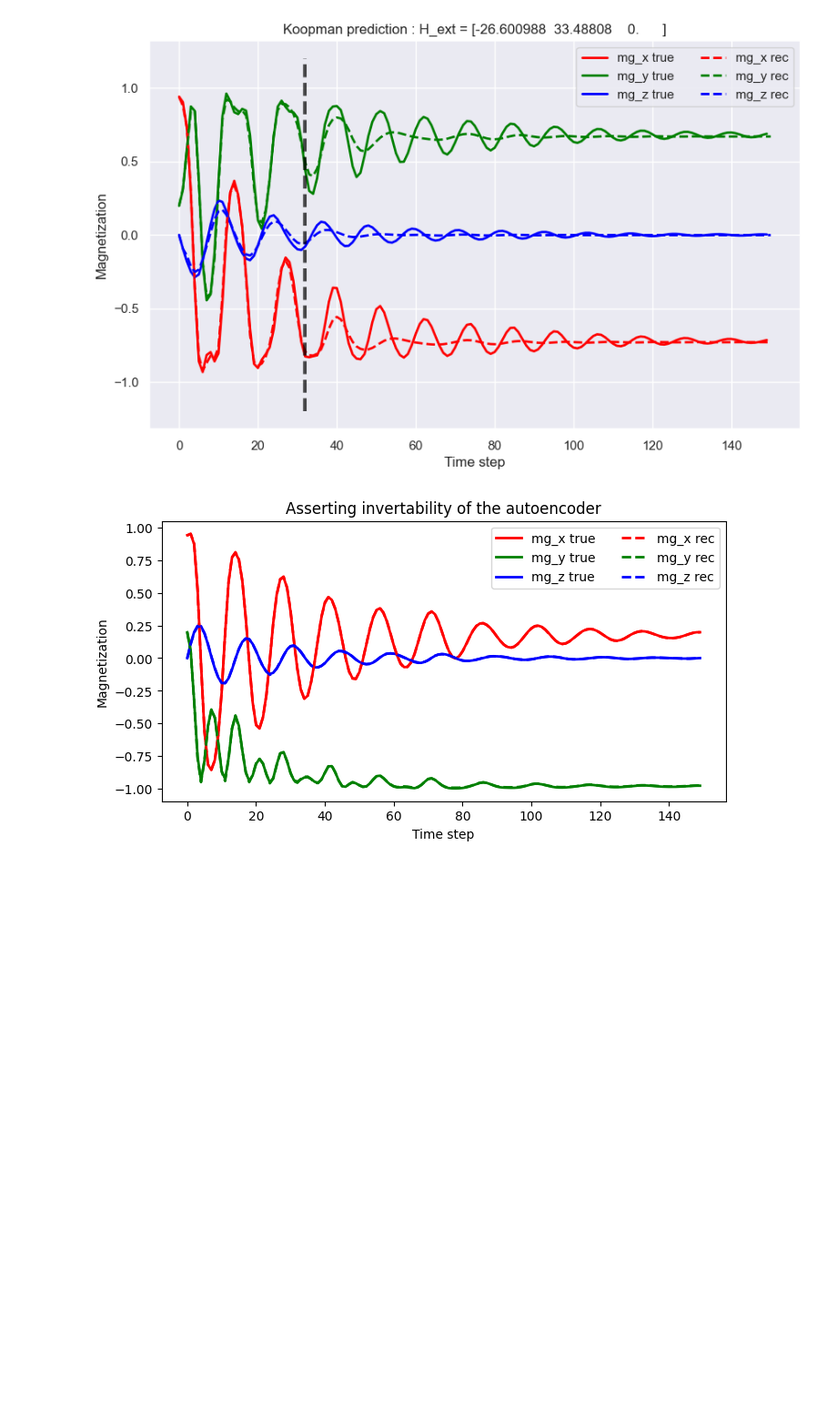
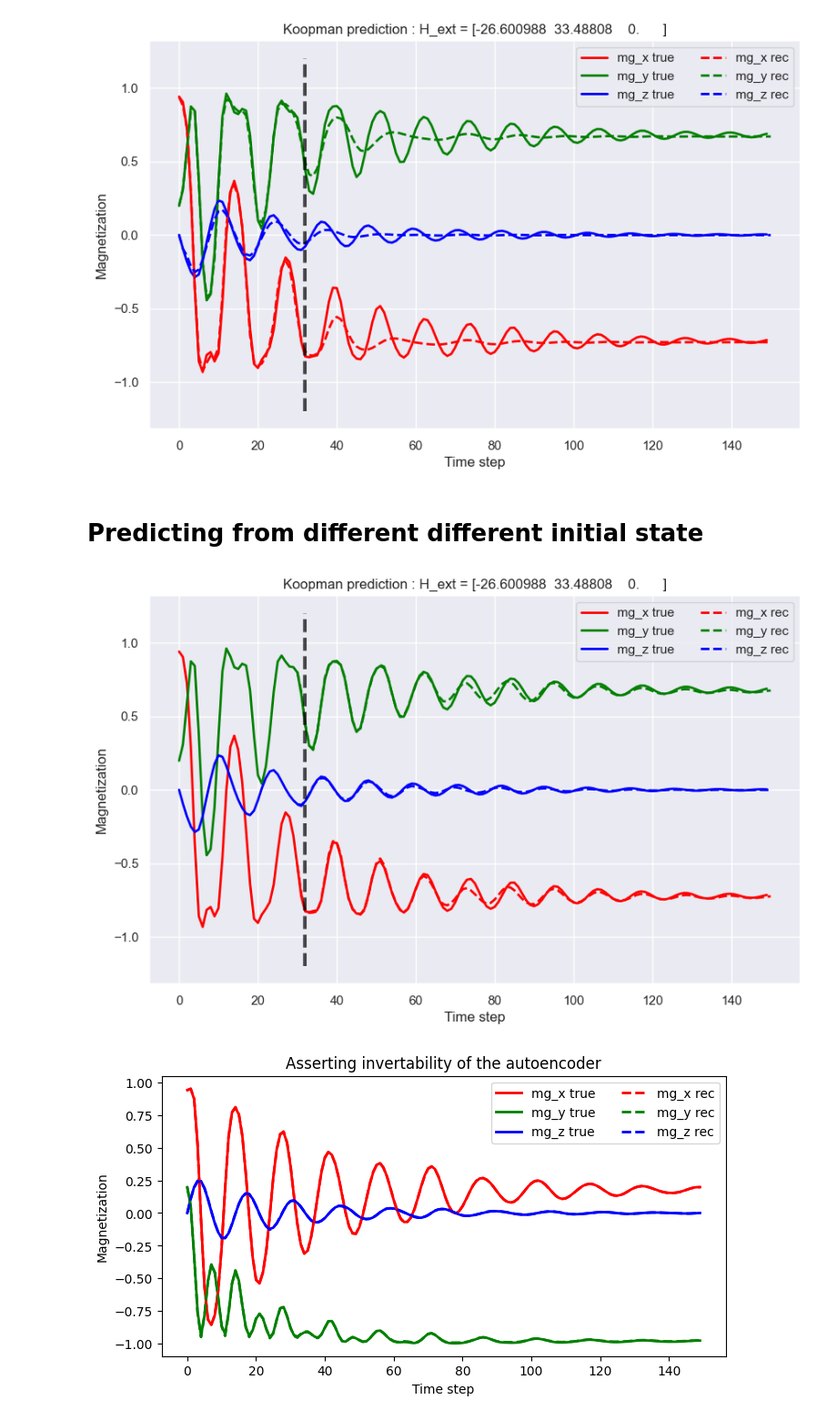
Before and after one commit to cmt-dtu-energy/koopman-magnetics, a Jupyter notebook: nbs/KoopmanAECNN_eval.ipynb, the cells around one changed output. Shown at 91% size. Cells and saved outputs as stored; diff of their text form; code cells hidden in the pictures; blank space fills up the shorter version.

```diff
--- a/nbs/KoopmanAECNN_eval.ipynb
+++ b/nbs/KoopmanAECNN_eval.ipynb
@@ -53,6 +53,8 @@ try:
 
 except FileNotFoundError:
     print("Database not found. Please try again.")
+
+n_seq, n_tsteps = DATA.shape[:2]
 # %% [output]
 Successfully loaded data
 Attributes of database:
@@ -246,6 +248,30 @@ plt.show()
 distance of H 39 to closest training point: 1.977032499911033
 mean distance of H 39 to training points: 47.14895701196918
 [figure]
+# %% [markdown]
+# Predicting from different different initial state
+# %%
+koopman.eval()
+start_at = 30
+Ypreds = []
+with torch.no_grad():
+    for (xtest, utest) in testloader:
+        xtest, utest = xtest.to(device), utest[:, start_at:, :].to(device)
+        yhat = koopman.predict(xtest[:, start_at, :, :, :], utest)
+        Ypreds.append(yhat.detach().cpu().numpy())
+
+Ypreds = np.concatenate(Ypreds, axis=0)
+# %%
+field_idx = 39
+
+fig, ax = plt.subplots(figsize=(10, 6))
+plot_avg(DATA[test_indices[field_idx]], ax, linestyle="-", annot="true")
+plot_avg(Ypreds[field_idx], ax, ts=np.arange(start_at, n_tsteps + 1), linestyle="--", annot="rec")
+ax.set(xlabel="Time step", ylabel="Magnetization", title=f"Koopman prediction : H_ext = {Hs[test_indices[field_idx]]}")
+ax.vlines(x=[32], ymin=-1.2, ymax=1.2, color="black", linestyle="--", linewidth=3, alpha=0.7)
+plt.show()
+# %% [output]
+[figure, added]
 # %%
 koopman.eval()
 
```
Also changed, not shown: parts of 1 cell of this notebook.
